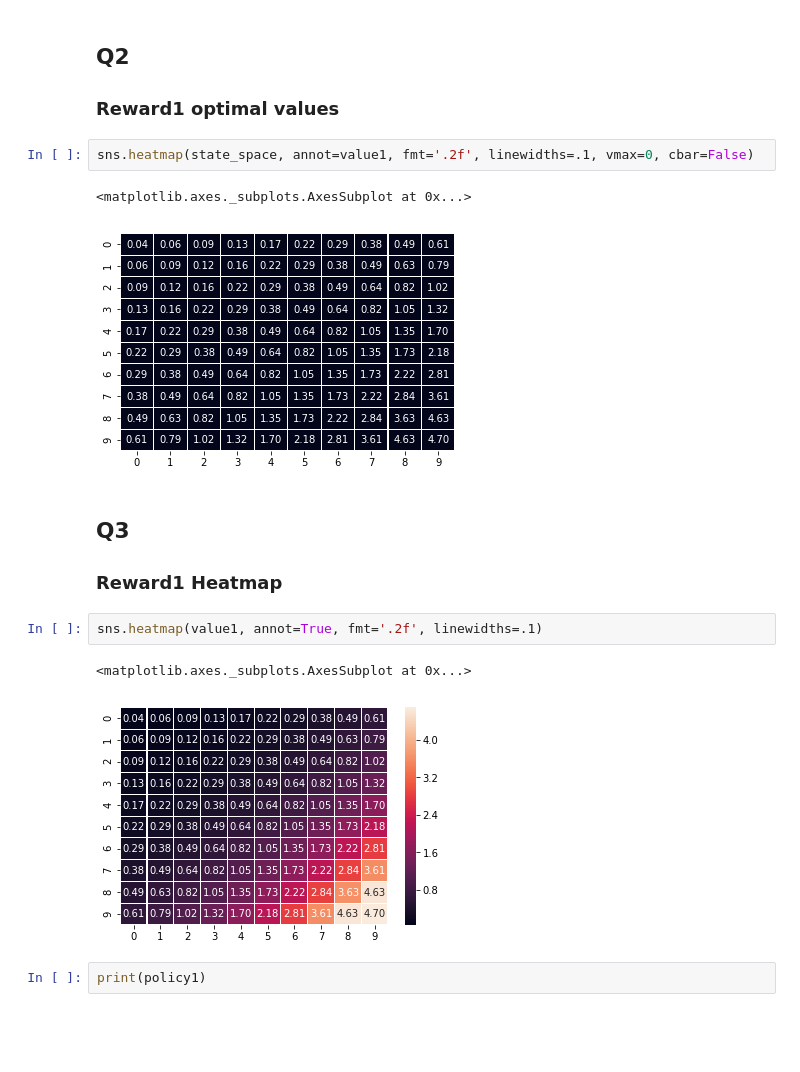
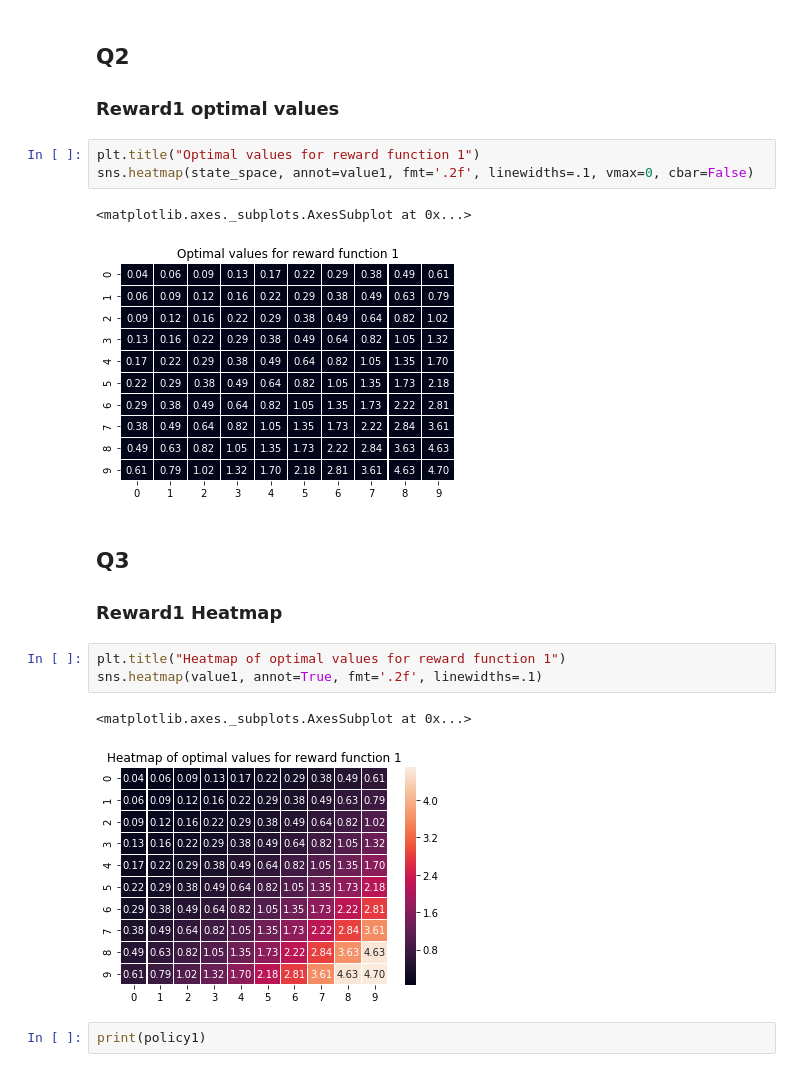
Before and after one commit to maithilibhide/ECE232, a Jupyter notebook: Project3/reinforcement_learning_and_irl.ipynb, the cells around one changed output. Saved outputs shown, nothing was run; the diff lists cells and outputs as text; blank space fills up the shorter version.

```diff
--- a/Project3/reinforcement_learning_and_irl.ipynb
+++ b/Project3/reinforcement_learning_and_irl.ipynb
@@ -254,18 +257,20 @@ print(value1)
 <h2>Q2</h2>
 <h3>Reward1 optimal values</h3>
 # %%
+plt.title("Optimal values for reward function 1")
 sns.heatmap(state_space, annot=value1, fmt='.2f', linewidths=.1, vmax=0, cbar=False)
 # %% [output]
 <matplotlib.axes._subplots.AxesSubplot at 0x...>
-[figure, old version]
+[figure, new version]
 # %% [markdown]
 <h2>Q3</h2>
 <h3>Reward1 Heatmap</h3>
 # %%
+plt.title("Heatmap of optimal values for reward function 1")
 sns.heatmap(value1, annot=True, fmt='.2f', linewidths=.1)
 # %% [output]
 <matplotlib.axes._subplots.AxesSubplot at 0x...>
-[figure, old version]
+[figure, new version]
 # %%
 print(policy1)
 # %% [output]
```
Also changed, not shown: parts of 15 cells of this notebook.
